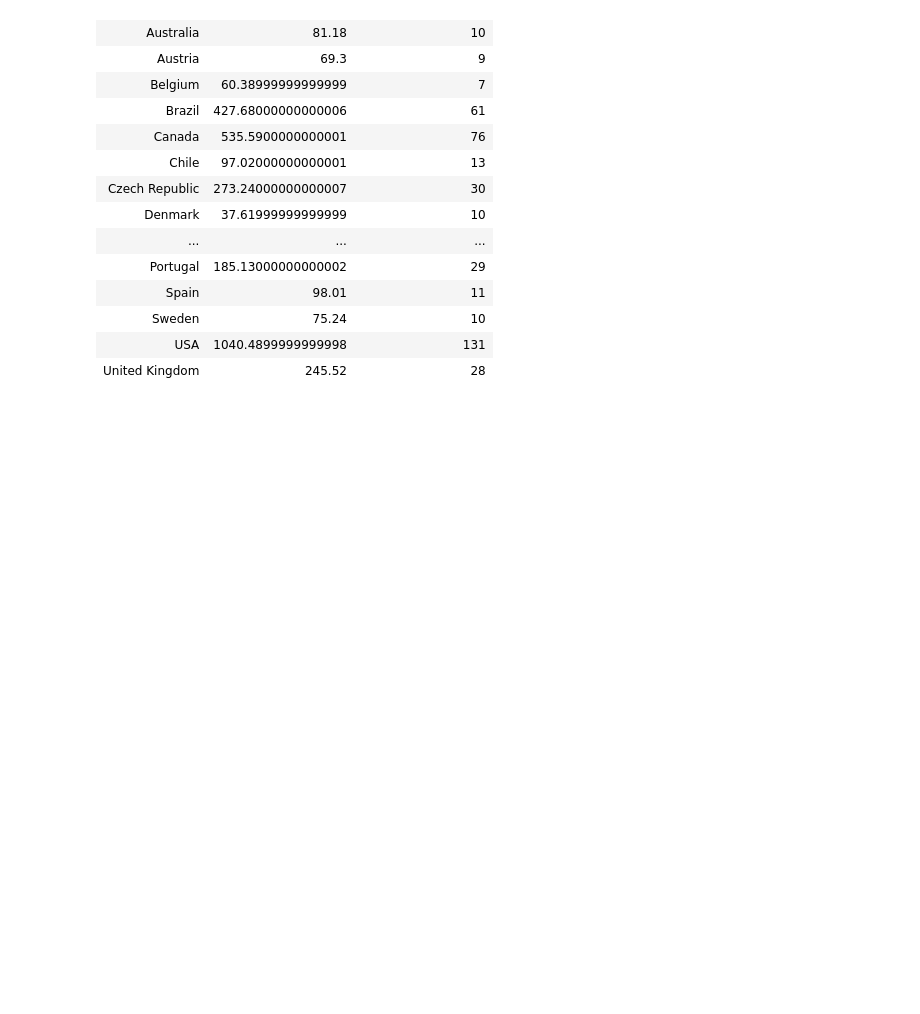
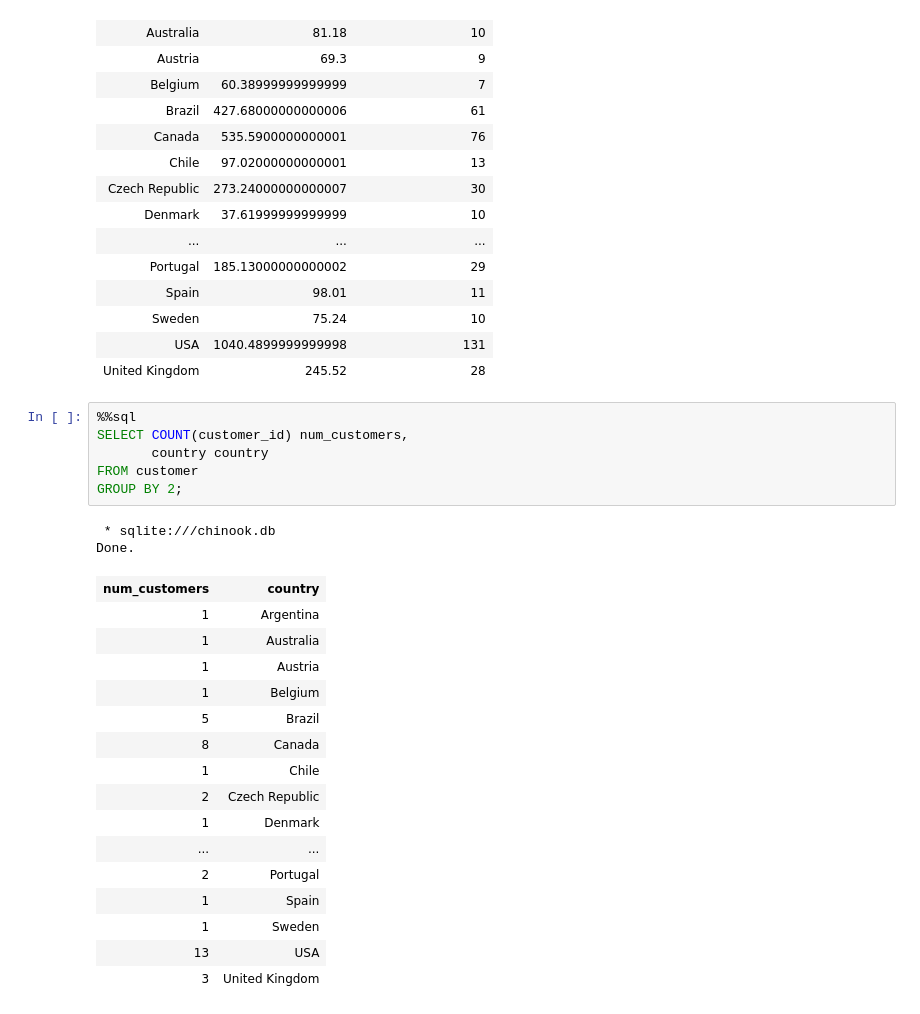
Before and after one commit to natekotila/DataQuestProjects, a Jupyter notebook: chinook/SQL Queries for Record Sales.ipynb, the cells around one changed output. Cells and saved outputs as stored; diff of their text form; blank space fills up the shorter version.

```diff
--- a/chinook/SQL Queries for Record Sales.ipynb
+++ b/chinook/SQL Queries for Record Sales.ipynb
@@ -264,3 +295,28 @@ Done.
 | Sweden | 75.24 | 10 |
 | USA | 1040.4899999999998 | 131 |
 | United Kingdom | 245.52 | 28 |
+# %%
+%%sql
+SELECT COUNT(customer_id) num_customers,
+       country country
+FROM customer
+GROUP BY 2;
+# %% [output]
+ * sqlite:///chinook.db
+Done.
+| num_customers | country |
+| 1 | Argentina |
+| 1 | Australia |
+| 1 | Austria |
+| 1 | Belgium |
+| 5 | Brazil |
+| 8 | Canada |
+| 1 | Chile |
+| 2 | Czech Republic |
+| 1 | Denmark |
+| ... | ... |
+| 2 | Portugal |
+| 1 | Spain |
+| 1 | Sweden |
+| 13 | USA |
+| 3 | United Kingdom |
```
Also changed, not shown: parts of 3 cells of this notebook, 1 other file.
